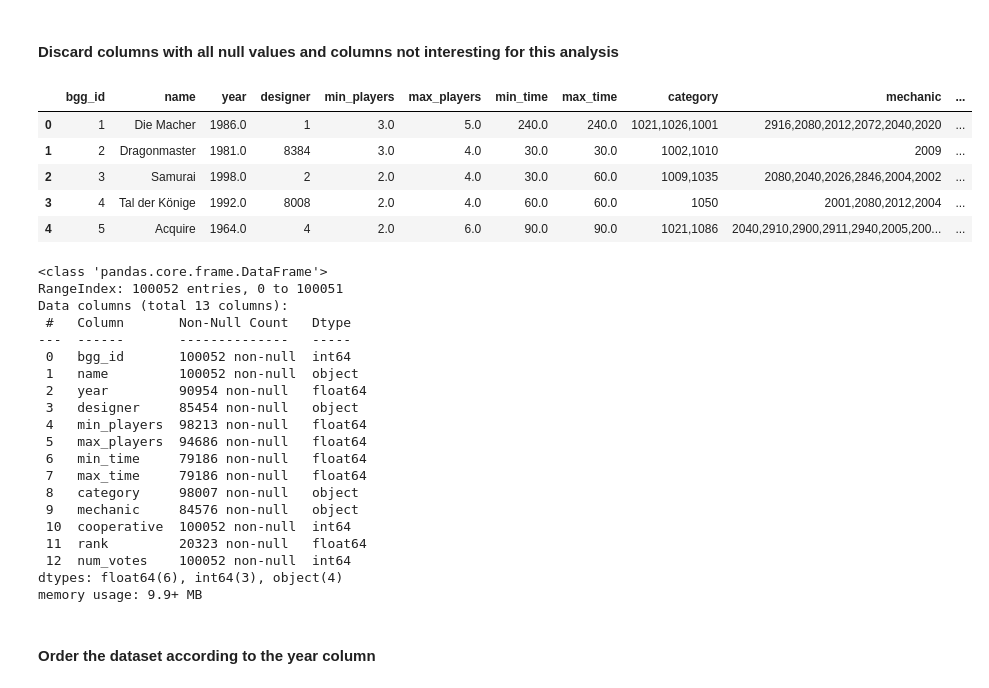
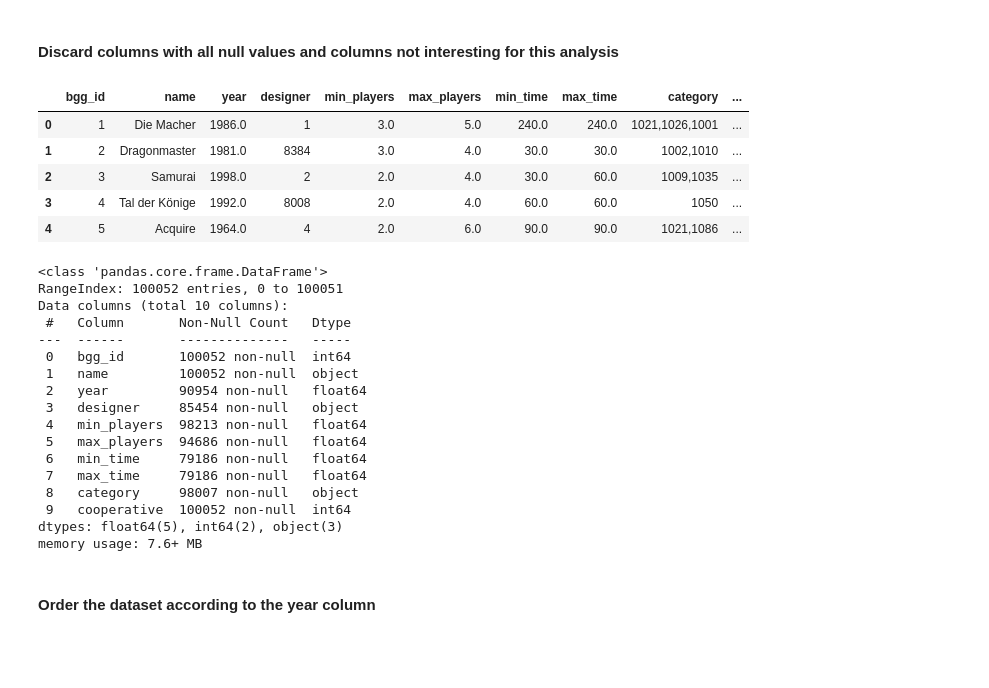
Before and after one commit to LourdesRodriguez/recommender_system, a Jupyter notebook: 2_Data_Understanding.ipynb, the cells around one changed output. Cells and saved outputs as stored; diff of their text form; code cells hidden in the pictures; blank space fills up the shorter version.

```diff
--- a/2_Data_Understanding.ipynb
+++ b/2_Data_Understanding.ipynb
@@ -213,22 +213,22 @@ dtype: int64
 # %% [markdown]
 #### Discard columns with all null values and columns not interesting for this analysis
 # %%
-cols= ['bgg_id', 'name', 'year','designer','min_players', 'max_players','min_time', 'max_time', 'category','mechanic','cooperative','rank', 'num_votes']
+cols= ['bgg_id', 'name', 'year','designer','min_players', 'max_players','min_time', 'max_time', 'category','cooperative']
 dfbg2= pd.read_csv(file,usecols= cols, low_memory=False)
 dfbg2.head()
 # %% [output]
-|  | bgg_id | name | year | designer | min_players | max_players | min_time | max_time | category | mechanic | ... |
-| 0 | 1 | Die Macher | 1986.0 | 1 | 3.0 | 5.0 | 240.0 | 240.0 | 1021,1026,1001 | 2916,2080,2012,2072,2040,2020 | ... |
-| 1 | 2 | Dragonmaster | 1981.0 | 8384 | 3.0 | 4.0 | 30.0 | 30.0 | 1002,1010 | 2009 | ... |
-| 2 | 3 | Samurai | 1998.0 | 2 | 2.0 | 4.0 | 30.0 | 60.0 | 1009,1035 | 2080,2040,2026,2846,2004,2002 | ... |
-| 3 | 4 | Tal der Könige | 1992.0 | 8008 | 2.0 | 4.0 | 60.0 | 60.0 | 1050 | 2001,2080,2012,2004 | ... |
-| 4 | 5 | Acquire | 1964.0 | 4 | 2.0 | 6.0 | 90.0 | 90.0 | 1021,1086 | 2040,2910,2900,2911,2940,2005,200... | ... |
+|  | bgg_id | name | year | designer | min_players | max_players | min_time | max_time | category | ... |
+| 0 | 1 | Die Macher | 1986.0 | 1 | 3.0 | 5.0 | 240.0 | 240.0 | 1021,1026,1001 | ... |
+| 1 | 2 | Dragonmaster | 1981.0 | 8384 | 3.0 | 4.0 | 30.0 | 30.0 | 1002,1010 | ... |
+| 2 | 3 | Samurai | 1998.0 | 2 | 2.0 | 4.0 | 30.0 | 60.0 | 1009,1035 | ... |
+| 3 | 4 | Tal der Könige | 1992.0 | 8008 | 2.0 | 4.0 | 60.0 | 60.0 | 1050 | ... |
+| 4 | 5 | Acquire | 1964.0 | 4 | 2.0 | 6.0 | 90.0 | 90.0 | 1021,1086 | ... |
 # %%
 dfbg2.info()
 # %% [output]
 <class 'pandas.core.frame.DataFrame'>
 RangeIndex: 100052 entries, 0 to 100051
-Data columns (total 13 columns):
+Data columns (total 10 columns):
  #   Column       Non-Null Count   Dtype
 ---  ------       --------------   -----
  0   bgg_id       100052 non-null  int64
@@ -240,12 +240,9 @@ Data columns (total 13 columns):
  6   min_time     79186 non-null   float64
  7   max_time     79186 non-null   float64
  8   category     98007 non-null   object
- 9   mechanic     84576 non-null   object
- 10  cooperative  100052 non-null  int64
- 11  rank         20323 non-null   float64
- 12  num_votes    100052 non-null  int64
-dtypes: float64(6), int64(3), object(4)
-memory usage: 9.9+ MB
+ 9   cooperative  100052 non-null  int64
+dtypes: float64(5), int64(2), object(3)
+memory usage: 7.6+ MB
 # %% [markdown]
 #### Order the dataset according to the year column
 # %%
```
Also changed, not shown: parts of 17 cells of this notebook.
